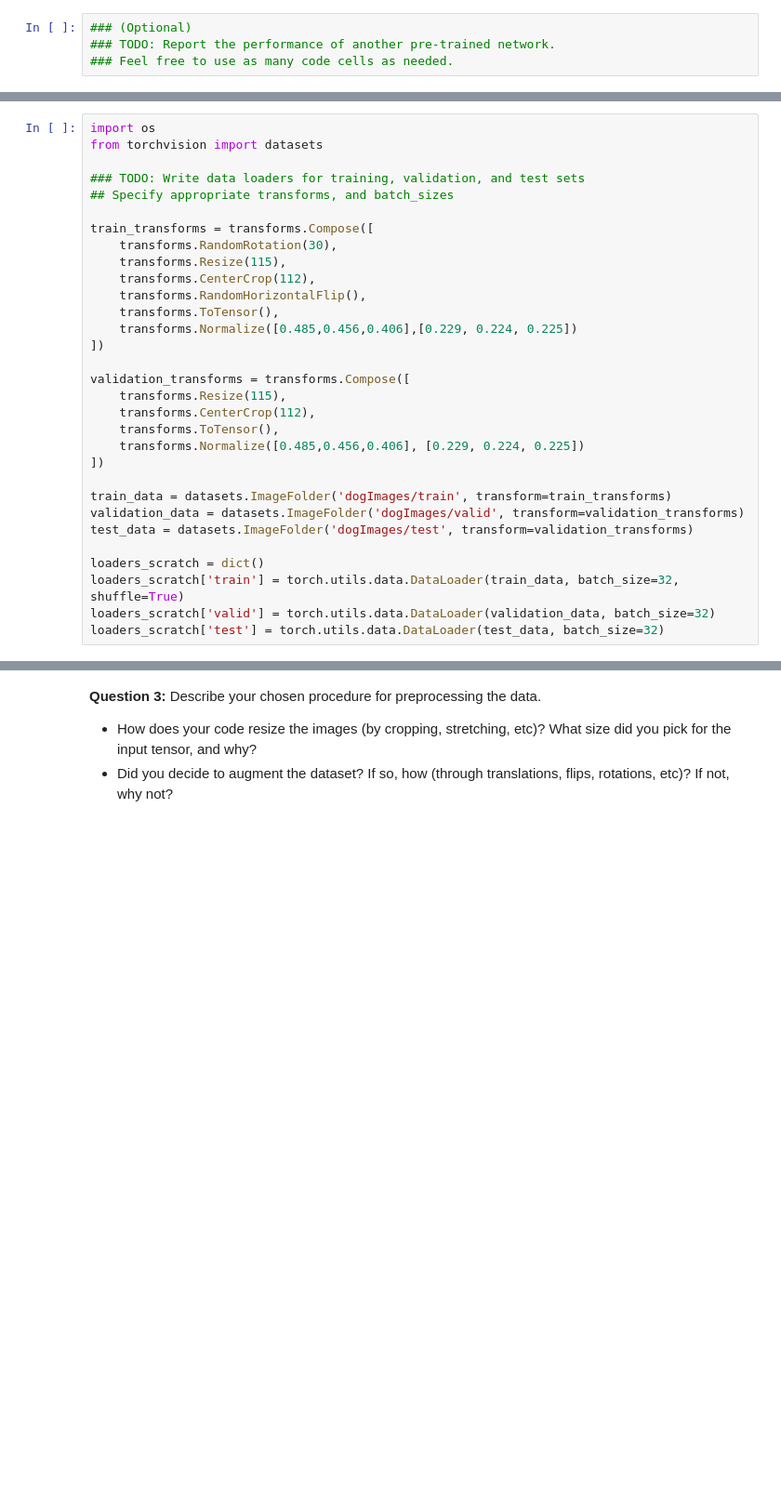
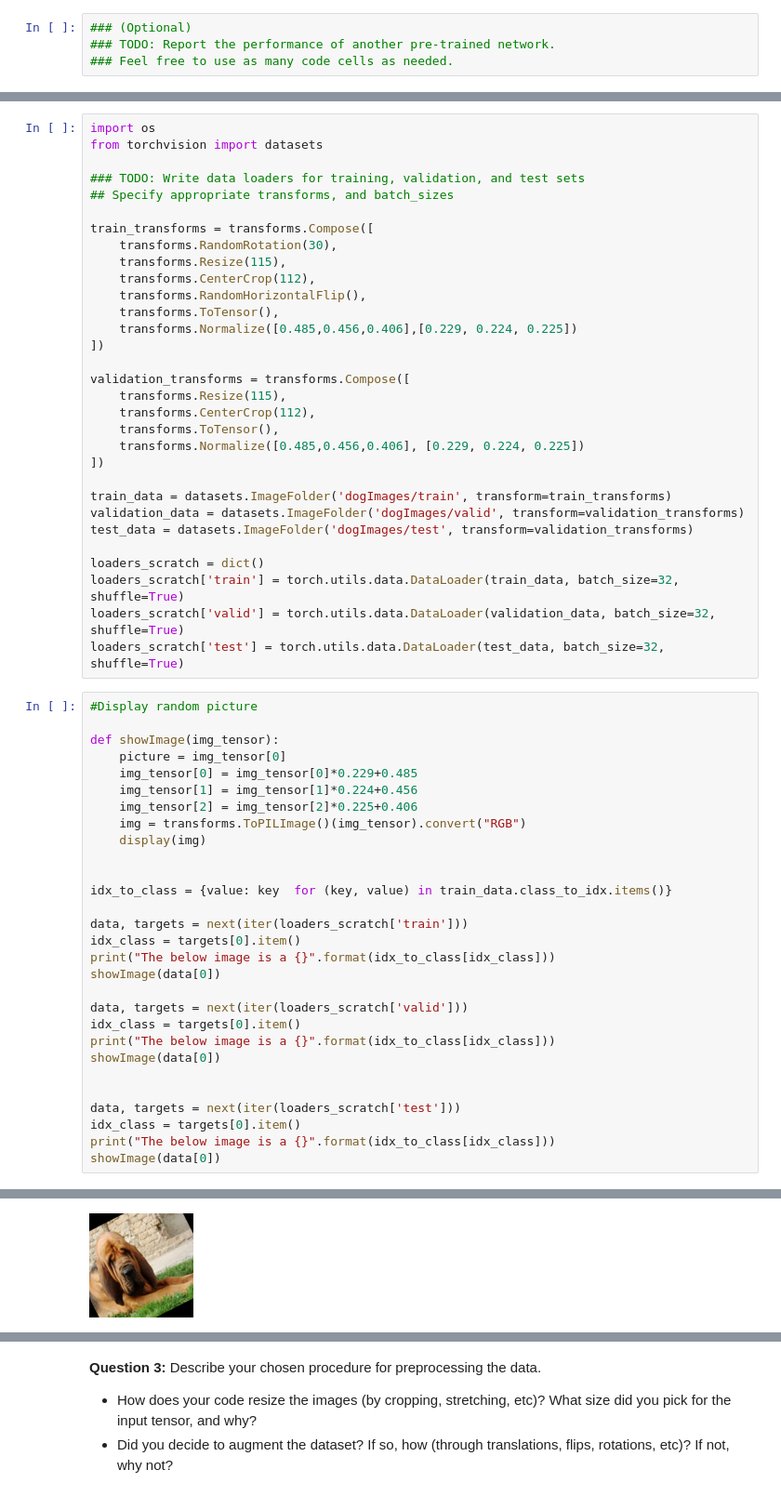
Before and after one commit to koen199/dogclassification-CNN, a Jupyter notebook: dog_app.ipynb, the cells around one changed output, grey strips where cells are left out. Shown: that part at 93% size. Saved outputs shown, nothing was run; the diff lists cells and outputs as text; blank space fills up the shorter version.

```diff
--- a/dog_app.ipynb
+++ b/dog_app.ipynb
@@ -381,5 +384,35 @@ test_data = datasets.ImageFolder('dogImages/test', transform=validation_transfor
 
 loaders_scratch = dict()
 loaders_scratch['train'] = torch.utils.data.DataLoader(train_data, batch_size=32, shuffle=True)
-loaders_scratch['valid'] = torch.utils.data.DataLoader(validation_data, batch_size=32)
-loaders_scratch['test'] = torch.utils.data.DataLoader(test_data, batch_size=32)
+loaders_scratch['valid'] = torch.utils.data.DataLoader(validation_data, batch_size=32, shuffle=True)
+loaders_scratch['test'] = torch.utils.data.DataLoader(test_data, batch_size=32, shuffle=True)
+# %%
+#Display random picture
+
+def showImage(img_tensor):
+    picture = img_tensor[0]
+    img_tensor[0] = img_tensor[0]*0.229+0.485
+    img_tensor[1] = img_tensor[1]*0.224+0.456
+    img_tensor[2] = img_tensor[2]*0.225+0.406
+    img = transforms.ToPILImage()(img_tensor).convert("RGB")
+    display(img)
+
+
+idx_to_class = {value: key  for (key, value) in train_data.class_to_idx.items()}
+
+data, targets = next(iter(loaders_scratch['train']))
+idx_class = targets[0].item()
+print("The below image is a {}".format(idx_to_class[idx_class]))
+showImage(data[0])
+
+data, targets = next(iter(loaders_scratch['valid']))
+idx_class = targets[0].item()
+print("The below image is a {}".format(idx_to_class[idx_class]))
+showImage(data[0])
+
+
+data, targets = next(iter(loaders_scratch['test']))
+idx_class = targets[0].item()
+print("The below image is a {}".format(idx_to_class[idx_class]))
+showImage(data[0])
+# %% [output]
@@ -385,0 +420 @@ loaders_scratch['test'] = torch.utils.data.DataLoader(test_data, batch_size=32)
+[figure, added]
```
Also changed, not shown: parts of 7 cells of this notebook.
